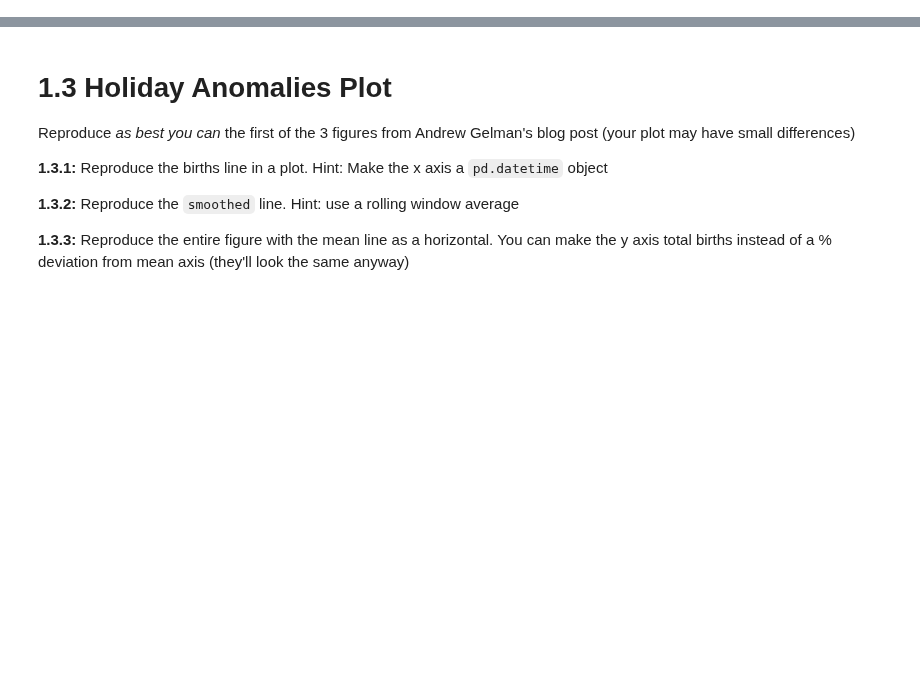
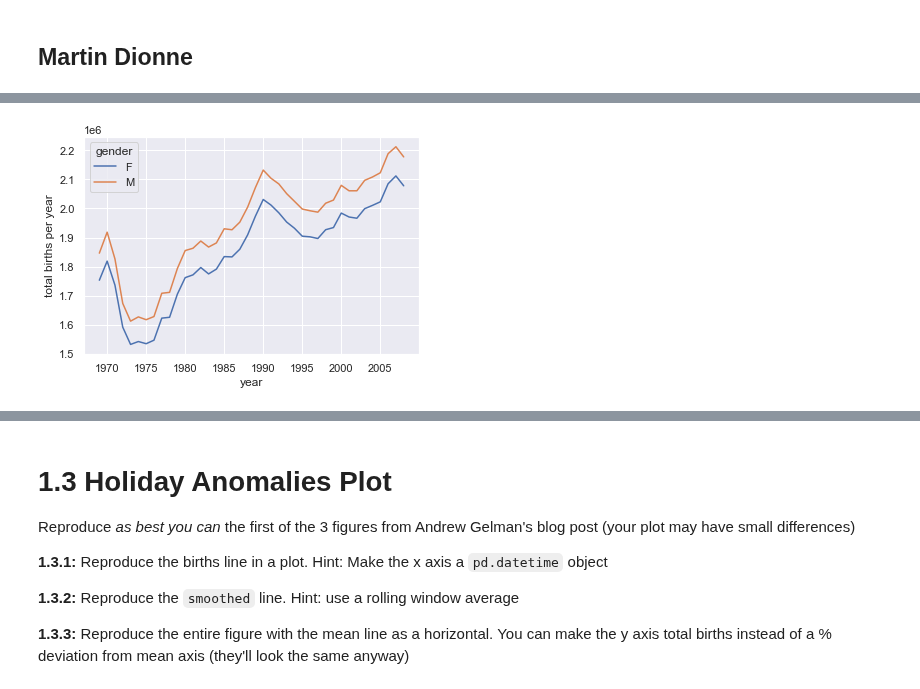
Before and after one commit to cb-ds-1/m2-3-exploration, a Jupyter notebook: workshop.ipynb, the cells around one changed output, grey strips where cells are left out. Drawn from its saved outputs; the diff is of its cells as text; code cells hidden in the pictures; blank space fills up the shorter version.

```diff
--- a/workshop.ipynb
+++ b/workshop.ipynb
@@ -1,3 +1,5 @@
+# %% [markdown]
+## Martin Dionne
 # %% [markdown]
 # 1.1 Birth Rates
 
@@ -8,6 +10,25 @@ Reproduce the following plot of births by gender over time given the data:
 ![](births_gender.png)
 
 Note the `1e6` on the y axis for scale
+# %%
+import pandas as pd
+import matplotlib.pyplot as plt
+import seaborn as sns
+sns.set()
+df = pd.read_csv("data/births.csv")
+# %%
+f = df.loc[df.gender == "F"].groupby("year").births.sum()
+m = df.loc[df.gender == "M"].groupby("year").births.sum()
+
+fig, ax = plt.subplots()
+ax.plot(f, label='F')
+ax.plot(m, label='M')
+ax.set_xlabel('year')
+ax.set_ylabel('total births per year')
+ax.legend(title='gender')
+plt.show()
+# %% [output]
+[figure, added]
 # %% [markdown]
 # 1.2 Births anomalies
 
```
Also changed, not shown: parts of 10 cells of this notebook.
